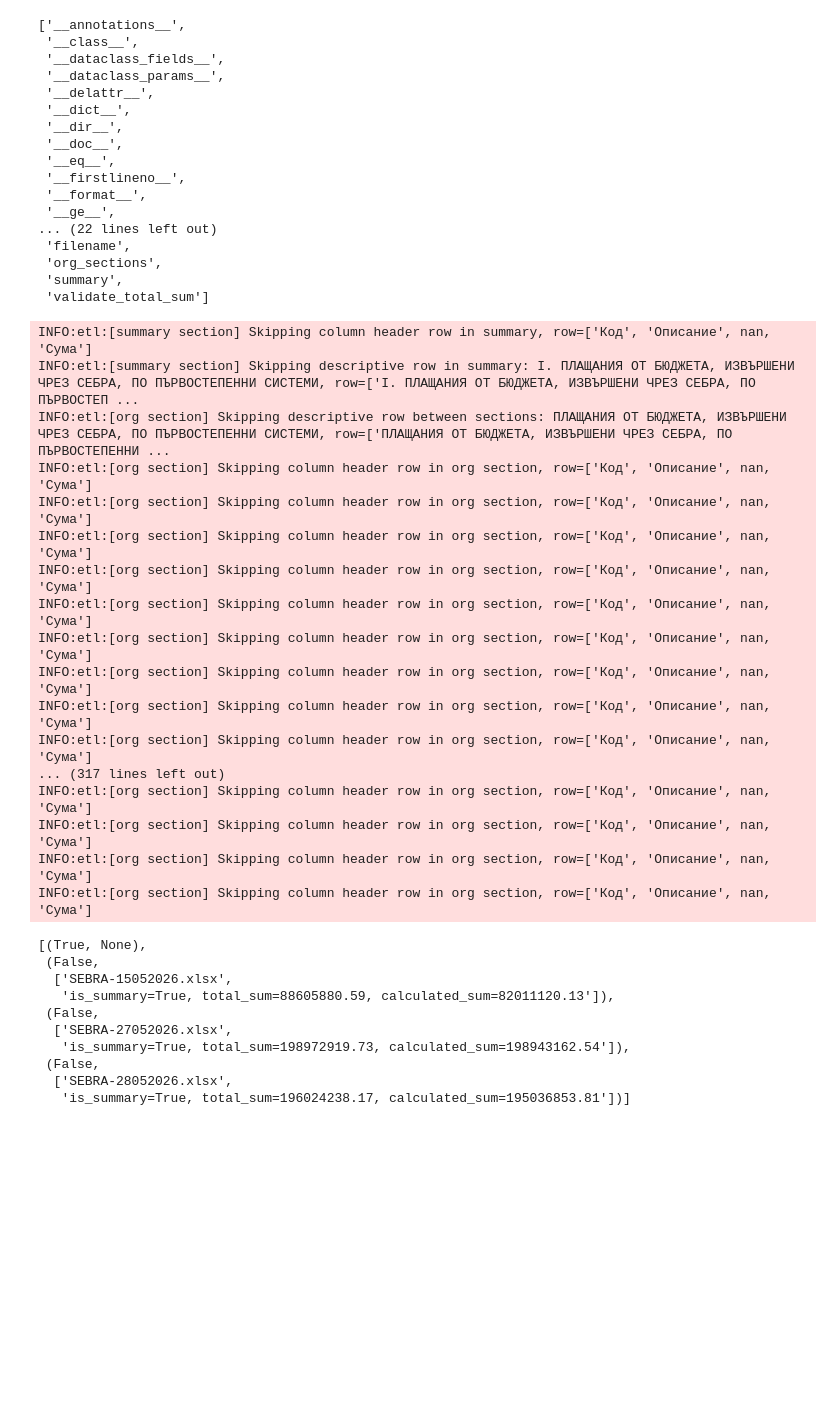
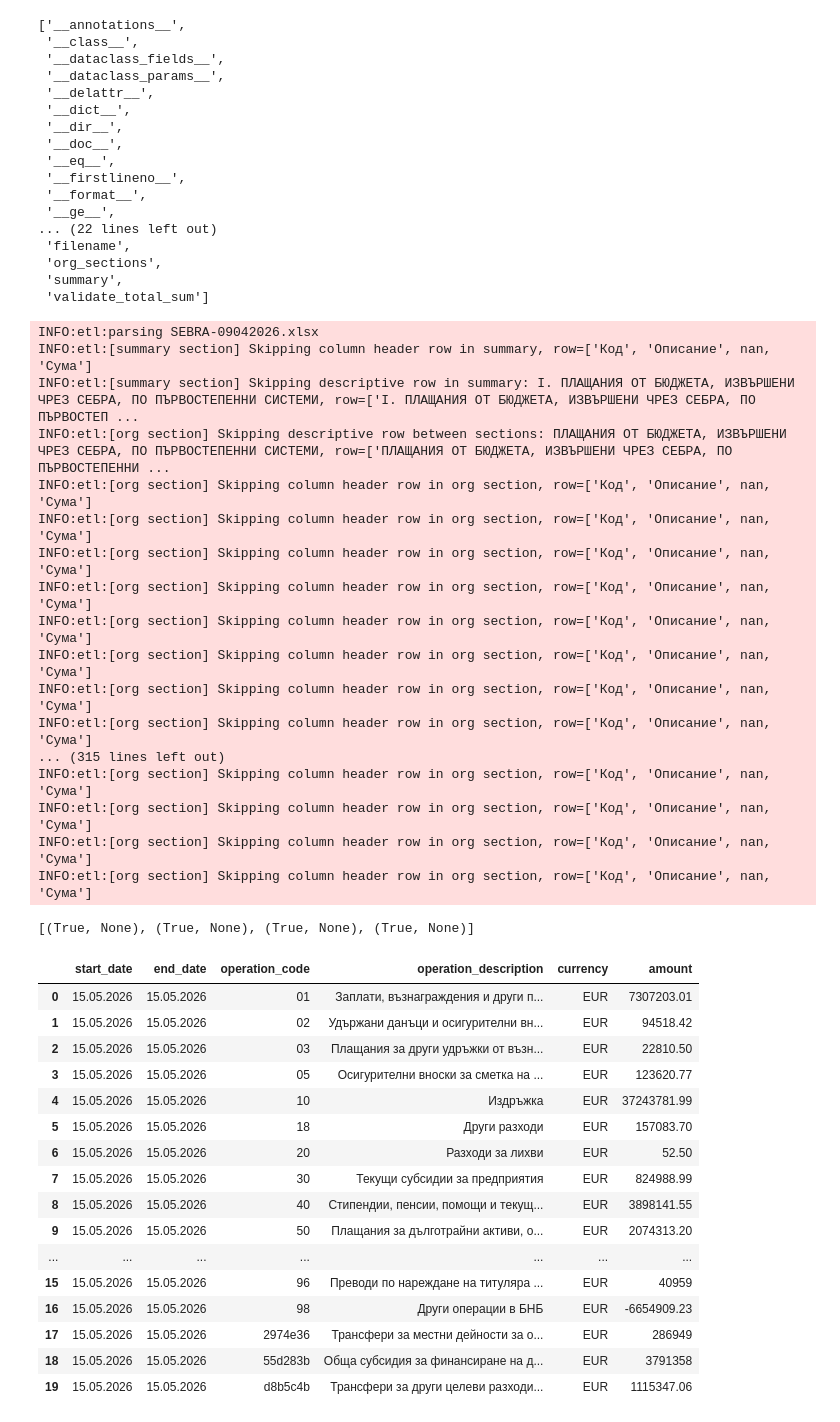
Before and after one commit to data-for-good-bg/sebra-scrape, a Jupyter notebook: playground/SEBRA_etl.ipynb, the cells around one changed output. Cells and saved outputs as stored; diff of their text form; code cells hidden in the pictures; blank space fills up the shorter version.

```diff
--- a/playground/SEBRA_etl.ipynb
+++ b/playground/SEBRA_etl.ipynb
@@ -119,6 +119,17 @@ INFO:etl:[org section] Skipping column header row in org section, row=[nan, 'О
  'summary',
  'validate_total_sum']
 # %%
+import etl
+import importlib
+importlib.reload(etl)
+
+test_files = [
+    './Data/SEBRA-09042026.xlsx',
+    './Data/SEBRA-15052026.xlsx',
+    './Data/SEBRA-27052026.xlsx',
+    './Data/SEBRA-28052026.xlsx',
+]
+
 sebra_datas = [
     etl.parse_sebra_payments_xlsx(tf) for tf in test_files
 ]
@@ -129,6 +140,7 @@ test_results = [
 
 test_results
 # %% [output]
+INFO:etl:parsing SEBRA-09042026.xlsx
 INFO:etl:[summary section] Skipping column header row in summary, row=['Код', 'Описание', nan, 'Сума']
 INFO:etl:[summary section] Skipping descriptive row in summary: I. ПЛАЩАНИЯ ОТ БЮДЖЕТА, ИЗВЪРШЕНИ ЧРЕЗ СЕБРА, ПО ПЪРВОСТЕПЕННИ СИСТЕМИ, row=['I. ПЛАЩАНИЯ ОТ БЮДЖЕТА, ИЗВЪРШЕНИ ЧРЕЗ СЕБРА, ПО ПЪРВОСТЕП ...
 INFO:etl:[org section] Skipping descriptive row between sections: ПЛАЩАНИЯ ОТ БЮДЖЕТА, ИЗВЪРШЕНИ ЧРЕЗ СЕБРА, ПО ПЪРВОСТЕПЕННИ СИСТЕМИ, row=['ПЛАЩАНИЯ ОТ БЮДЖЕТА, ИЗВЪРШЕНИ ЧРЕЗ СЕБРА, ПО ПЪРВОСТЕПЕННИ ...
@@ -140,19 +152,29 @@ INFO:etl:[org section] Skipping column header row in org section, row=['Код',
 INFO:etl:[org section] Skipping column header row in org section, row=['Код', 'Описание', nan, 'Сума']
 INFO:etl:[org section] Skipping column header row in org section, row=['Код', 'Описание', nan, 'Сума']
 INFO:etl:[org section] Skipping column header row in org section, row=['Код', 'Описание', nan, 'Сума']
-INFO:etl:[org section] Skipping column header row in org section, row=['Код', 'Описание', nan, 'Сума']
-... (317 lines left out)
+... (315 lines left out)
 INFO:etl:[org section] Skipping column header row in org section, row=['Код', 'Описание', nan, 'Сума']
 INFO:etl:[org section] Skipping column header row in org section, row=['Код', 'Описание', nan, 'Сума']
 INFO:etl:[org section] Skipping column header row in org section, row=['Код', 'Описание', nan, 'Сума']
 INFO:etl:[org section] Skipping column header row in org section, row=['Код', 'Описание', nan, 'Сума']
-[(True, None),
- (False,
-  ['SEBRA-15052026.xlsx',
-   'is_summary=True, total_sum=88605880.59, calculated_sum=82011120.13']),
- (False,
-  ['SEBRA-27052026.xlsx',
-   'is_summary=True, total_sum=198972919.73, calculated_sum=198943162.54']),
- (False,
-  ['SEBRA-28052026.xlsx',
-   'is_summary=True, total_sum=196024238.17, calculated_sum=195036853.81'])]
+[(True, None), (True, None), (True, None), (True, None)]
+# %%
+sebra_datas[1].summary.data
+# %% [output]
+|  | start_date | end_date | operation_code | operation_description | currency | amount |
+| 0 | 15.05.2026 | 15.05.2026 | 01 | Заплати, възнаграждения и други п... | EUR | 7307203.01 |
+| 1 | 15.05.2026 | 15.05.2026 | 02 | Удържани данъци и осигурителни вн... | EUR | 94518.42 |
+| 2 | 15.05.2026 | 15.05.2026 | 03 | Плащания за други удръжки от възн... | EUR | 22810.50 |
+| 3 | 15.05.2026 | 15.05.2026 | 05 | Осигурителни вноски за сметка на ... | EUR | 123620.77 |
+| 4 | 15.05.2026 | 15.05.2026 | 10 | Издръжка | EUR | 37243781.99 |
+| 5 | 15.05.2026 | 15.05.2026 | 18 | Други разходи | EUR | 157083.70 |
+| 6 | 15.05.2026 | 15.05.2026 | 20 | Разходи за лихви | EUR | 52.50 |
+| 7 | 15.05.2026 | 15.05.2026 | 30 | Текущи субсидии за предприятия | EUR | 824988.99 |
+| 8 | 15.05.2026 | 15.05.2026 | 40 | Стипендии, пенсии, помощи и текущ... | EUR | 3898141.55 |
+| 9 | 15.05.2026 | 15.05.2026 | 50 | Плащания за дълготрайни активи, о... | EUR | 2074313.20 |
+| ... | ... | ... | ... | ... | ... | ... |
+| 15 | 15.05.2026 | 15.05.2026 | 96 | Преводи по нареждане на титуляра ... | EUR | 40959 |
+| 16 | 15.05.2026 | 15.05.2026 | 98 | Други операции в БНБ | EUR | -6654909.23 |
+| 17 | 15.05.2026 | 15.05.2026 | 2974e36 | Трансфери за местни дейности за о... | EUR | 286949 |
+| 18 | 15.05.2026 | 15.05.2026 | 55d283b | Обща субсидия за финансиране на д... | EUR | 3791358 |
+| 19 | 15.05.2026 | 15.05.2026 | d8b5c4b | Трансфери за други целеви разходи... | EUR | 1115347.06 |
```
Also changed, not shown: 1 other file.
